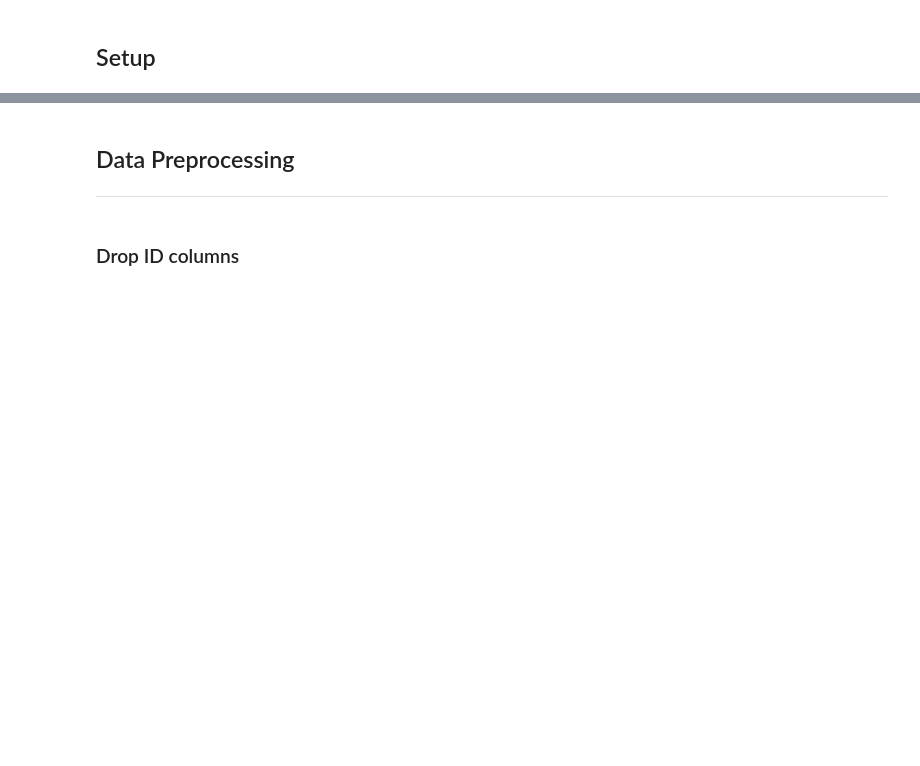
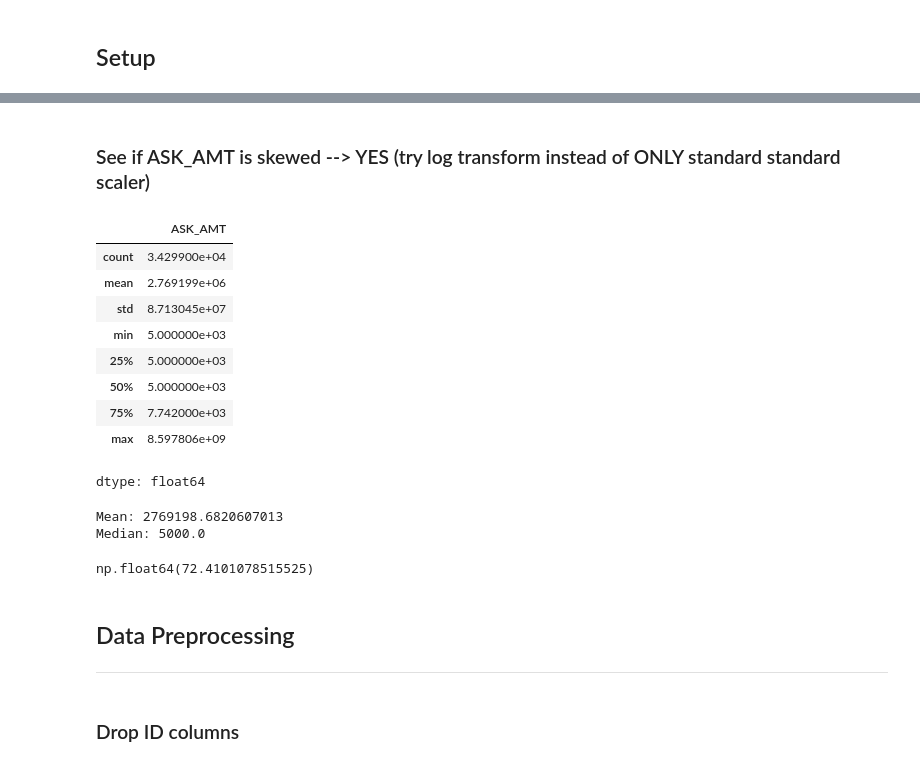
Before and after one commit to brianna-mitri/deep-learning-challenge, a Jupyter notebook: AlphabetSoupCharity_Optimization.ipynb, the cells around one changed output, grey strips where cells are left out. Cells and saved outputs as stored; diff of their text form; code cells hidden in the pictures; blank space fills up the shorter version.

```diff
--- a/AlphabetSoupCharity_Optimization.ipynb
+++ b/AlphabetSoupCharity_Optimization.ipynb
@@ -45,3 +63,31 @@ charity_df.head()
+# %% [markdown]
+### See if ASK_AMT is skewed --> YES (try log transform instead of ONLY standard standard scaler)
+# %%
+# look at summary stats
+charity_df['ASK_AMT'].describe()
+# %% [output]
+|  | ASK_AMT |
+| count | 3.429900e+04 |
+| mean | 2.769199e+06 |
+| std | 8.713045e+07 |
+| min | 5.000000e+03 |
+| 25% | 5.000000e+03 |
+| 50% | 5.000000e+03 |
+| 75% | 7.742000e+03 |
+| max | 8.597806e+09 |
+dtype: float64
+# %%
+# show only mean versus median --> mean much > than median --> indicates right skew
+print(f"Mean: {charity_df['ASK_AMT'].mean()}")
+print(f"Median: {charity_df['ASK_AMT'].median()}")
+# %% [output]
+Mean: 2769198.6820607013
+Median: 5000.0
+# %%
+# check skewness --> right skew
+charity_df['ASK_AMT'].skew()
+# %% [output]
+np.float64(72.4101078515525)
 # %% [markdown]
 ## Data Preprocessing
 ---
```
Also changed, not shown: parts of 15 cells of this notebook.
